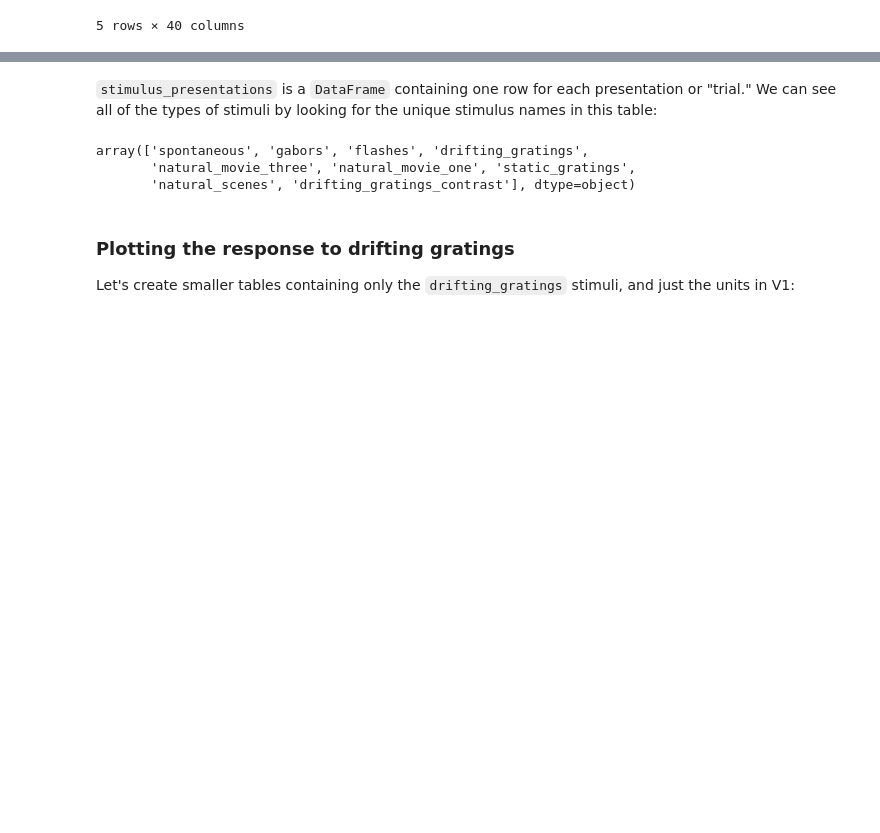
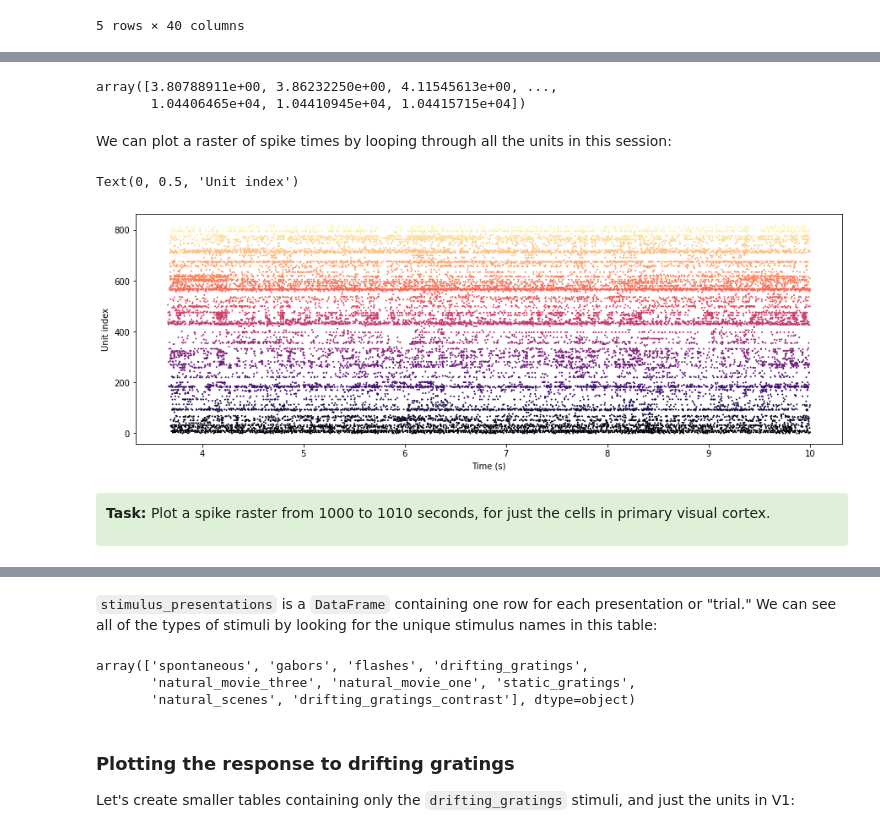
Before and after one commit to AllenSWDB/swdb_visualcoding_template, a Jupyter notebook: code/Day 2 - Tutorial 1.ipynb, the cells around one changed output, grey strips where cells are left out. Saved outputs shown, nothing was run; the diff lists cells and outputs as text; code cells hidden in the pictures; blank space fills up the shorter version.

```diff
--- a/code/Day 2 - Tutorial 1.ipynb
+++ b/code/Day 2 - Tutorial 1.ipynb
@@ -177,0 +249,33 @@ Next, we'll load a table of containing information about all of the stimuli that
+# %%
+session.spike_times[units.index.values[0]]
+# %% [output]
+array([3.80788911e+00, 3.86232250e+00, 4.11545613e+00, ...,
+       1.04406465e+04, 1.04410945e+04, 1.04415715e+04])
+# %% [markdown]
+We can plot a raster of spike times by looping through all the units in this session:
+# %%
+times = []
+unit_indices = []
+
+for unit_idx, unit_id in enumerate(units.index.values):
+    spike_times = session.spike_times[unit_id]
+    in_range = np.where(spike_times < 10)[0]
+    times.append(spike_times[in_range])
+    unit_indices.append([unit_idx] * len(in_range))
+
+plt.figure(figsize=(15,5))
+plt.scatter(np.concatenate(times),
+            np.concatenate(unit_indices),
+            s=1,
+            c=np.concatenate(unit_indices),
+            cmap='magma')
+plt.xlabel("Time (s)")
+plt.ylabel("Unit index")
+# %% [output]
+Text(0, 0.5, 'Unit index')
+[figure, added]
+# %% [markdown]
+<div style="background: #DFF0D8; border-radius: 3px; padding: 10px;">
+
+<b>Task:</b> Plot a spike raster from 1000 to 1010 seconds, for just the cells in primary visual cortex.
+</div>
```
Also changed, not shown: parts of 59 cells of this notebook, 8 other files.
